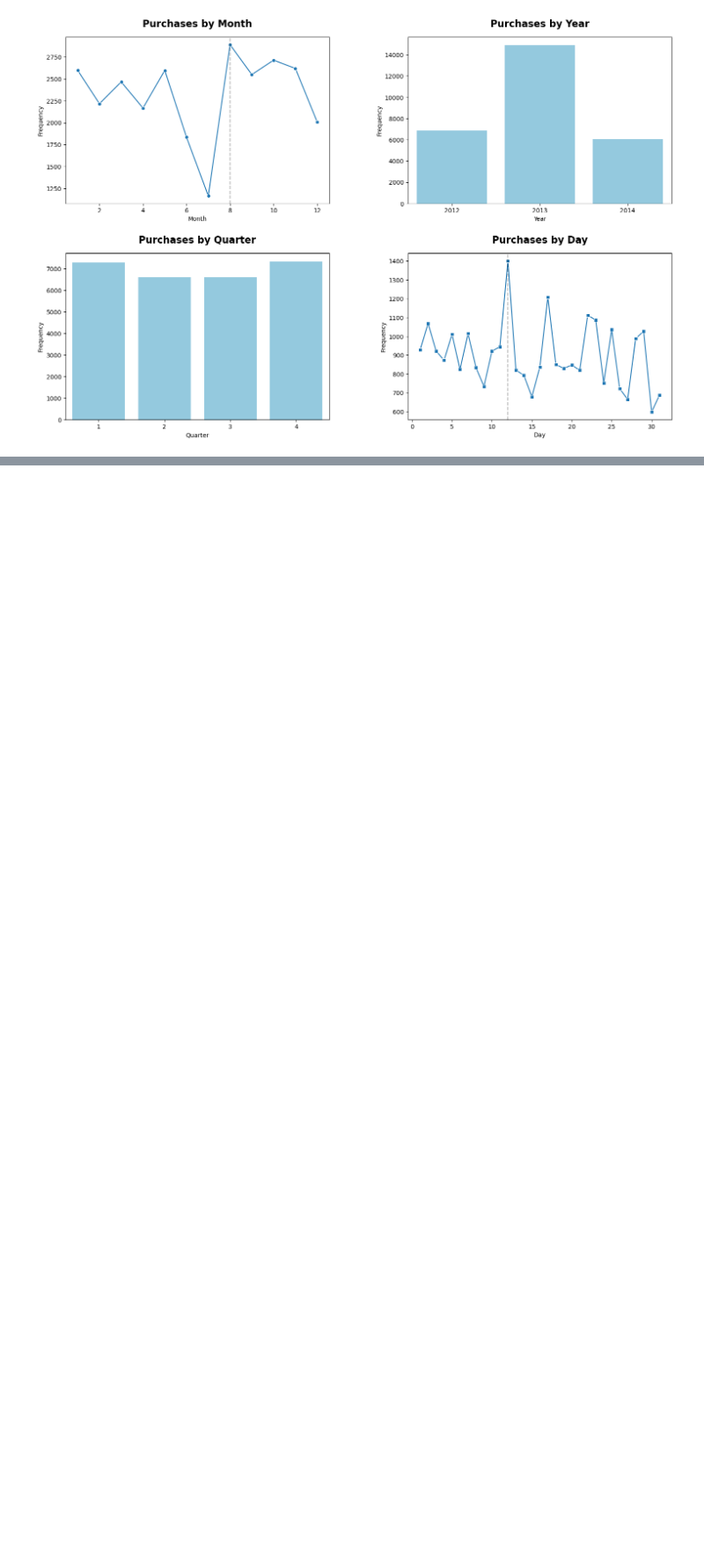
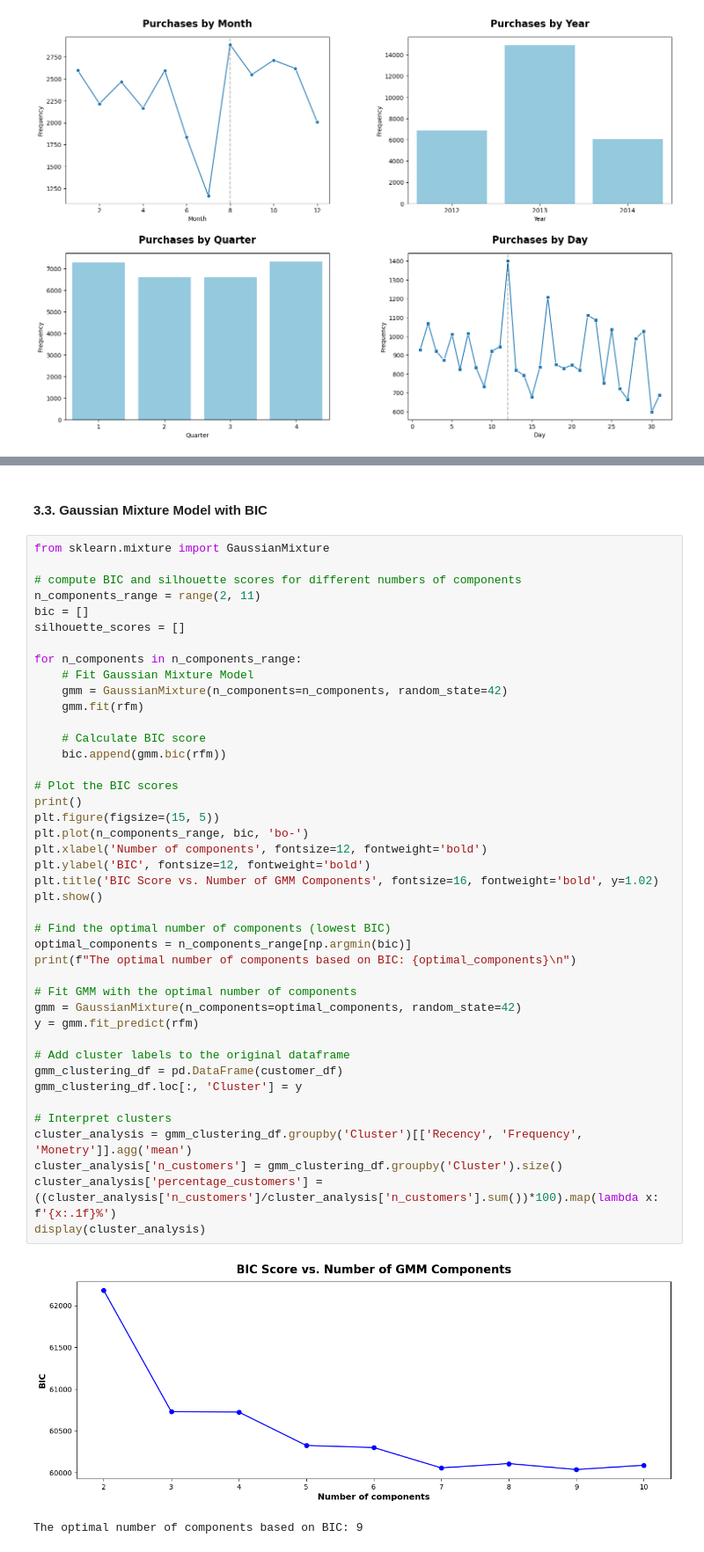
Before and after one commit to annugit1655/Customer-Personality-Analysis-with-CLTV, a Jupyter notebook: notebooks/customer-personality-analysis.ipynb, the cells around one changed output, grey strips where cells are left out. Shown at 88% size. Drawn from its saved outputs; the diff is of its cells as text; blank space fills up the shorter version.

```diff
--- a/notebooks/customer-personality-analysis.ipynb
+++ b/notebooks/customer-personality-analysis.ipynb
@@ -640,0 +689,47 @@ display(customer_df.head())
+# %% [markdown]
+#### **3.3. Gaussian Mixture Model with BIC**
+# %%
+from sklearn.mixture import GaussianMixture
+
+# compute BIC and silhouette scores for different numbers of components
+n_components_range = range(2, 11)
+bic = []
+silhouette_scores = []
+
+for n_components in n_components_range:
+    # Fit Gaussian Mixture Model
+    gmm = GaussianMixture(n_components=n_components, random_state=42)
+    gmm.fit(rfm)
+
+    # Calculate BIC score
+    bic.append(gmm.bic(rfm))
+
+# Plot the BIC scores
+print()
+plt.figure(figsize=(15, 5))
+plt.plot(n_components_range, bic, 'bo-')
+plt.xlabel('Number of components', fontsize=12, fontweight='bold')
+plt.ylabel('BIC', fontsize=12, fontweight='bold')
+plt.title('BIC Score vs. Number of GMM Components', fontsize=16, fontweight='bold', y=1.02)
+plt.show()
+
+# Find the optimal number of components (lowest BIC)
+optimal_components = n_components_range[np.argmin(bic)]
+print(f"The optimal number of components based on BIC: {optimal_components}\n")
+
+# Fit GMM with the optimal number of components
+gmm = GaussianMixture(n_components=optimal_components, random_state=42)
+y = gmm.fit_predict(rfm)
+
+# Add cluster labels to the original dataframe
+gmm_clustering_df = pd.DataFrame(customer_df)
+gmm_clustering_df.loc[:, 'Cluster'] = y
+
+# Interpret clusters
+cluster_analysis = gmm_clustering_df.groupby('Cluster')[['Recency', 'Frequency', 'Monetry']].agg('mean')
+cluster_analysis['n_customers'] = gmm_clustering_df.groupby('Cluster').size()
+cluster_analysis['percentage_customers'] = ((cluster_analysis['n_customers']/cluster_analysis['n_customers'].sum())*100).map(lambda x: f'{x:.1f}%')
+display(cluster_analysis)
+# %% [output]
+[figure, added]
+The optimal number of components based on BIC: 9
```
Also changed, not shown: parts of 18 cells of this notebook.
